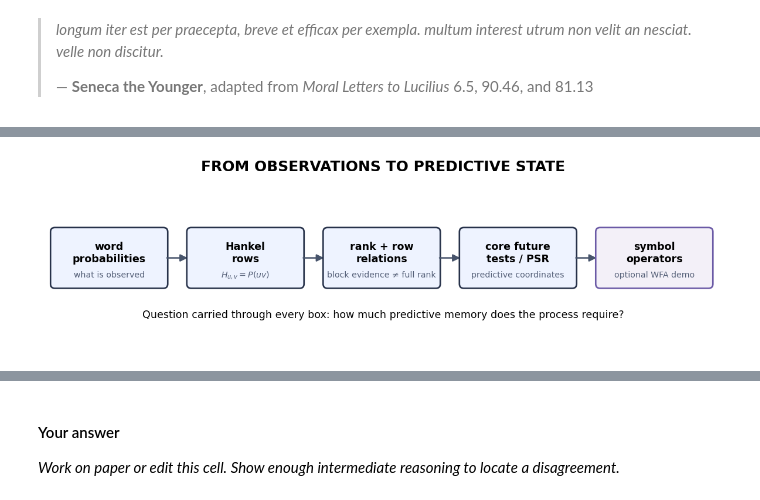
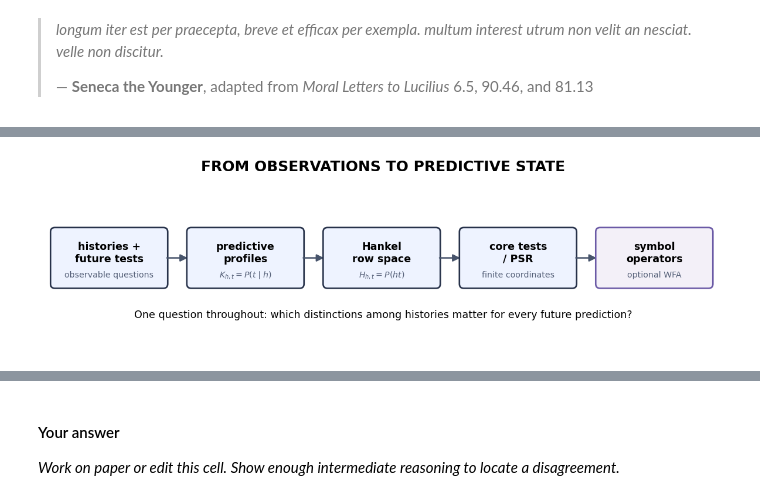
Before and after one commit to CharlesR-W/IliadIntensiveCompMechDay, a Jupyter notebook: notebooks/03_hankel_psr_wfa_exercises.ipynb, the cells around one changed output, grey strips where cells are left out. Saved outputs shown, nothing was run; the diff lists cells and outputs as text; code cells hidden in the pictures.

```diff
--- a/notebooks/03_hankel_psr_wfa_exercises.ipynb
+++ b/notebooks/03_hankel_psr_wfa_exercises.ipynb
@@ -41,41 +100,41 @@ ax.set(xlim=(0, 12.4), ylim=(0, 3.15))
 ax.axis("off")
 
 labels = [
-    ("word\nprobabilities", "what is observed"),
-    ("Hankel\nrows", r"$H_{u,v}=P(uv)$"),
-    ("rank + row\nrelations", "block evidence ≠ full rank"),
-    ("core future\ntests / PSR", "predictive coordinates"),
-    ("symbol\noperators", "optional WFA demo"),
+    ("histories +\nfuture tests", "observable questions"),
+    ("predictive\nprofiles", r"$K_{h,t}=P(t\mid h)$"),
+    ("Hankel\nrow space", r"$H_{h,t}=P(ht)$"),
+    ("core tests\n/ PSR", "finite coordinates"),
+    ("symbol\noperators", "optional WFA"),
 ]
 xs = [.15, 2.65, 5.15, 7.65, 10.15]
 for index, ((title, subtitle), x) in enumerate(zip(labels, xs)):
     color = "#eef3ff" if index < 4 else "#f3f0f8"
     edge = "#27324a" if index < 4 else "#6b5aa6"
     ax.add_patch(FancyBboxPatch(
         (x, 1.15), 2.05, 1.02,
         boxstyle="round,pad=.05,rounding_size=.08",
         fc=color, ec=edge, lw=1.6,
     ))
     ax.text(x+1.025, 1.75, title, ha="center", va="center",
             fontsize=10.5, fontweight="bold")
     ax.text(x+1.025, 1.34, subtitle, ha="center", va="center",
             fontsize=8.5, color="#566179")
     if index < 4:
         ax.add_patch(FancyArrowPatch(
             (x+2.05, 1.66), (xs[index+1], 1.66),
             arrowstyle="-|>", mutation_scale=15, lw=1.5,
             color="#47546b",
         ))
 ax.text(
     6.2, .55,
-    "Question carried through every box: "
-    "how much predictive memory does the process require?",
+    "One question throughout: which distinctions among histories "
+    "matter for every future prediction?",
     ha="center", fontsize=10.5,
 )
 ax.set_title(
     "FROM OBSERVATIONS TO PREDICTIVE STATE",
     fontsize=15, fontweight="bold",
 )
 plt.show()
 # %% [output]
-[figure, old version]
+[figure, new version]
```
Also changed, not shown: parts of 26 cells of this notebook, 35 other files.
